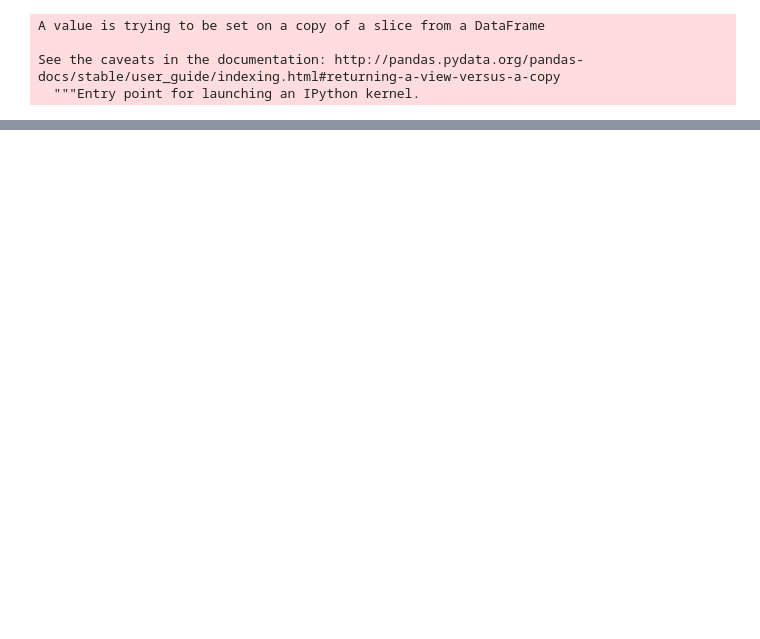
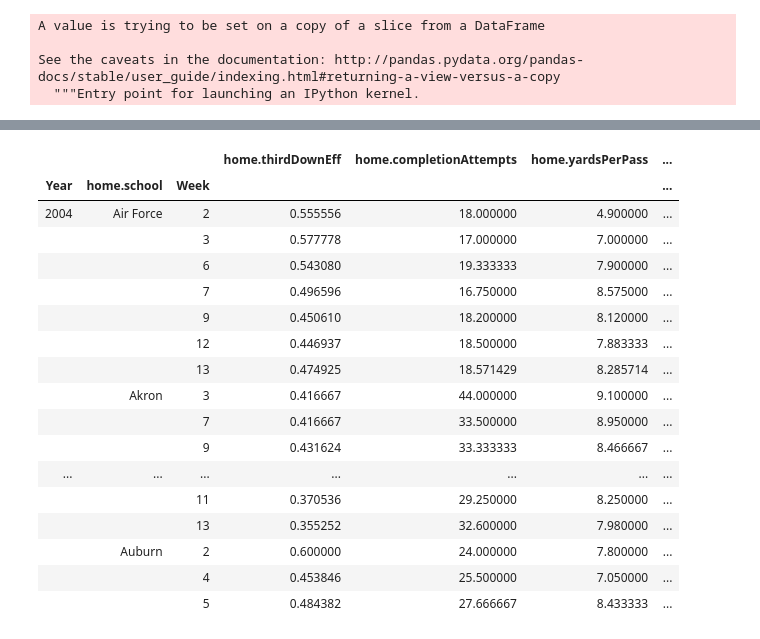
Before and after one commit to MichiganDataScienceTeam/F20-College-Football, a Jupyter notebook: notebooks/Prior Probability Model.ipynb, the cells around one changed output, grey strips where cells are left out. Cells and saved outputs as stored; diff of their text form; code cells hidden in the pictures; blank space fills up the shorter version.

```diff
--- a/notebooks/Prior Probability Model.ipynb
+++ b/notebooks/Prior Probability Model.ipynb
@@ -59,0 +130,46 @@ ValueError: The truth value of a Series is ambiguous. Use a.empty, a.bool(), a.i
+# %%
+aggstats = home.copy()
+idx = list(aggstats.index)
+n = 1
+for i,x in enumerate(idx):
+    if(i == 0): continue
+    if(x[1] == idx[i-1][1]):
+        aggstats.loc[(x[0],x[1],x[2]),:] = aggstats.loc[(x[0],x[1],x[2]),:] + aggstats.loc[(idx[i-1][0],idx[i-1][1],idx[i-1][2]),:]*n
+        aggstats.loc[(x[0],x[1],x[2]),:] = aggstats.loc[(x[0],x[1],x[2]),:]/(n+1)
+        n += 1
+    else: n = 1;
+# for year in idxs[0]:
+#     for team in idxs[1]:
+#         for week in idxs[2]:
+#             it = week - 1
+#             n = 1
+#             while it > 0:
+#                 try:
+#                     aggstats.loc[(year,team,week),:] = aggstats.loc[(year,team,week),:] + aggstats.loc[(year,team,it),:]
+#                     n += 1
+#                 except KeyError: pass
+#                 it -= 1
+#             try:
+#                 aggstats.loc[(year,team,week),:] = aggstats.loc[(year,team,week),:]/n
+#             except KeyError: pass
+
+aggstats.iloc[:50,:]
+# %% [output]
+|  |  |  | home.thirdDownEff | home.completionAttempts | home.yardsPerPass | ... |
+| Year | home.school | Week |  |  |  | ... |
+| 2004 | Air Force | 2 | 0.555556 | 18.000000 | 4.900000 | ... |
+|  |  | 3 | 0.577778 | 17.000000 | 7.000000 | ... |
+|  |  | 6 | 0.543080 | 19.333333 | 7.900000 | ... |
+|  |  | 7 | 0.496596 | 16.750000 | 8.575000 | ... |
+|  |  | 9 | 0.450610 | 18.200000 | 8.120000 | ... |
+|  |  | 12 | 0.446937 | 18.500000 | 7.883333 | ... |
+|  |  | 13 | 0.474925 | 18.571429 | 8.285714 | ... |
+|  | Akron | 3 | 0.416667 | 44.000000 | 9.100000 | ... |
+|  |  | 7 | 0.416667 | 33.500000 | 8.950000 | ... |
+|  |  | 9 | 0.431624 | 33.333333 | 8.466667 | ... |
+| ... | ... | ... | ... | ... | ... | ... |
+|  |  | 11 | 0.370536 | 29.250000 | 8.250000 | ... |
+|  |  | 13 | 0.355252 | 32.600000 | 7.980000 | ... |
+|  | Auburn | 2 | 0.600000 | 24.000000 | 7.800000 | ... |
+|  |  | 4 | 0.453846 | 25.500000 | 7.050000 | ... |
+|  |  | 5 | 0.484382 | 27.666667 | 8.433333 | ... |
```
Also changed, not shown: parts of 8 cells of this notebook, 1 other file.
